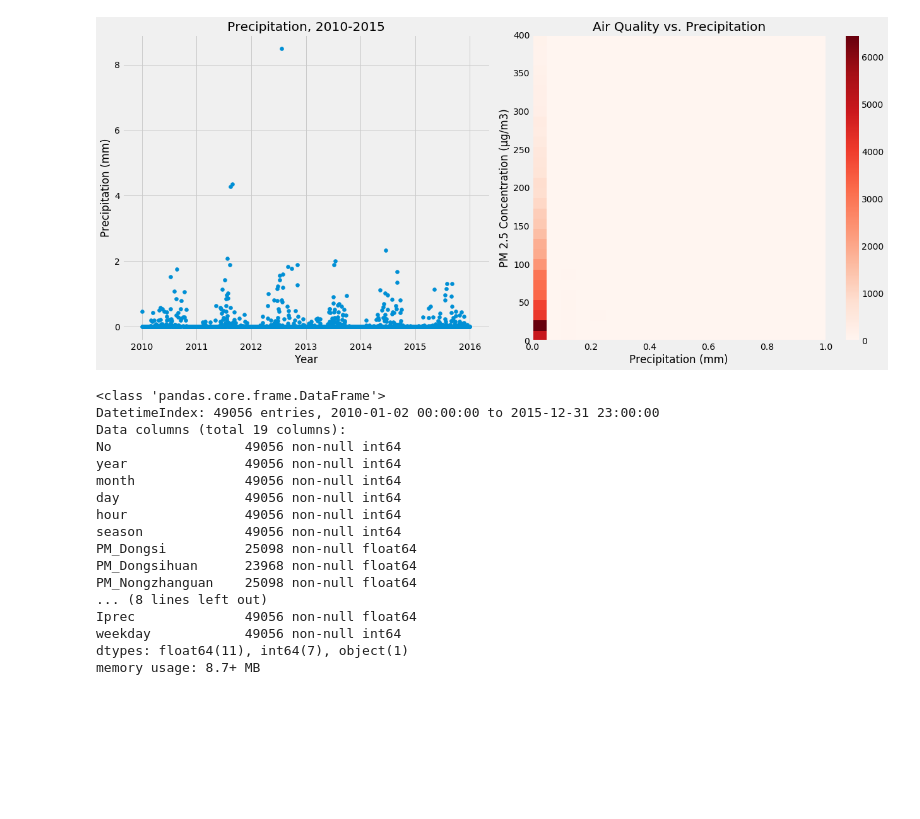
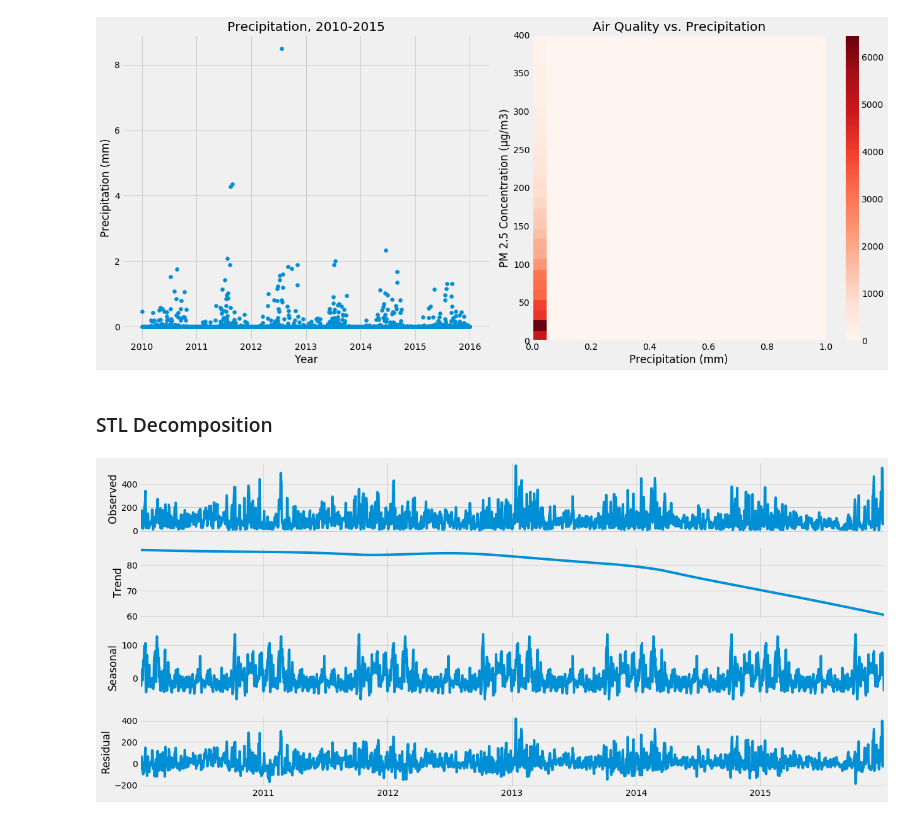
Before and after one commit to kevinlimk/BeijingPM2.5, a Jupyter notebook: 02_eda.ipynb, the cells around one changed output. Cells and saved outputs as stored; diff of their text form; code cells hidden in the pictures; blank space fills up the shorter version.

```diff
--- a/02_eda.ipynb
+++ b/02_eda.ipynb
@@ -288,23 +260,10 @@ A value is trying to be set on a copy of a slice from a DataFrame
 
 See the caveats in the documentation: http://pandas.pydata.org/pandas-docs/stable/user_guide/indexing.html#returning-a-view-versus-a-copy
 [figure]
-# %%
-df.info()
-# %% [output]
-<class 'pandas.core.frame.DataFrame'>
-DatetimeIndex: 49056 entries, 2010-01-02 00:00:00 to 2015-12-31 23:00:00
-Data columns (total 19 columns):
-No                 49056 non-null int64
-year               49056 non-null int64
-month              49056 non-null int64
-day                49056 non-null int64
-hour               49056 non-null int64
-season             49056 non-null int64
-PM_Dongsi          25098 non-null float64
-PM_Dongsihuan      23968 non-null float64
-PM_Nongzhanguan    25098 non-null float64
-... (8 lines left out)
-Iprec              49056 non-null float64
-weekday            49056 non-null int64
-dtypes: float64(11), int64(7), object(1)
-memory usage: 8.7+ MB
+# %% [markdown]
+### STL Decomposition
+# %%
+decomp = decompose(df.pm25, period=365)
+decomp.plot();
+# %% [output]
+[figure, added]
```
Also changed, not shown: parts of 10 cells of this notebook, 4 other files.
